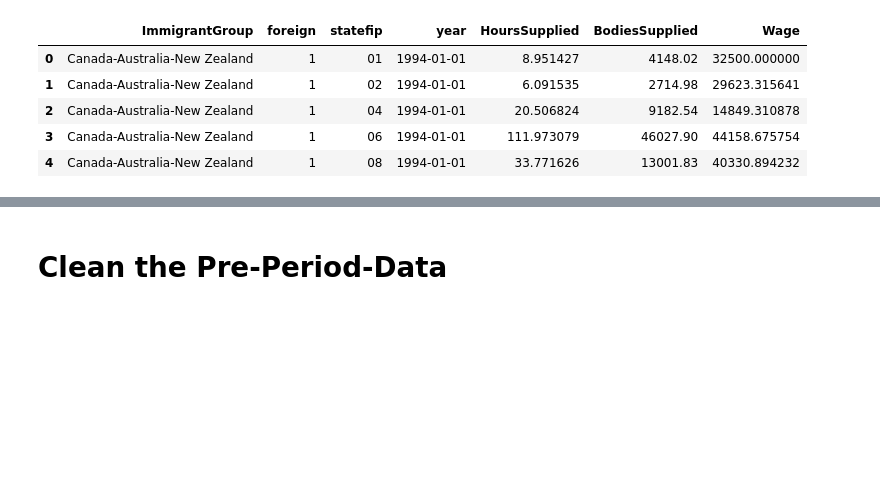
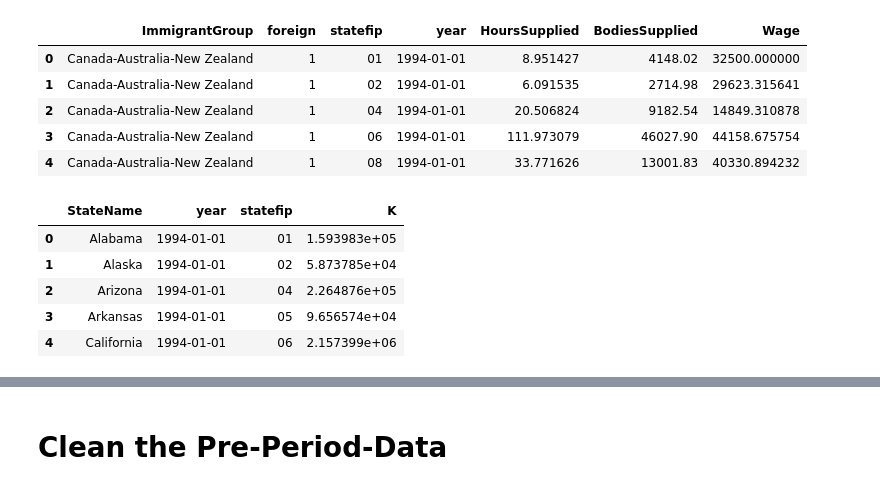
Before and after one commit to Robert-T-Remuszka/ImmigrationTfp, a Jupyter notebook: code/MakeStateAnalysis.ipynb, the cells around one changed output, grey strips where cells are left out. Saved outputs shown, nothing was run; the diff lists cells and outputs as text; code cells hidden in the pictures; blank space fills up the shorter version.

Commit message:
Incorporate capital stock estimates and investment price deflator

```diff
--- a/code/MakeStateAnalysis.ipynb
+++ b/code/MakeStateAnalysis.ipynb
@@ -327,6 +327,19 @@ AcsCpsDf.head()
 | 2 | Canada-Australia-New Zealand | 1 | 04 | 1994-01-01 | 20.506824 | 9182.54 | 14849.310878 |
 | 3 | Canada-Australia-New Zealand | 1 | 06 | 1994-01-01 | 111.973079 | 46027.90 | 44158.675754 |
 | 4 | Canada-Australia-New Zealand | 1 | 08 | 1994-01-01 | 33.771626 | 13001.83 | 40330.894232 |
+# %%
+KSeries = (pd.read_stata(Paths['data'] + '/CapitalStockByState.dta')
+           .assign(year = lambda x: x['year'].astype(str))
+           .assign(year = lambda x: pd.to_datetime(x['year']))
+)
+KSeries.head()
+# %% [output]
+|  | StateName | year | statefip | K |
+| 0 | Alabama | 1994-01-01 | 01 | 1.593983e+05 |
+| 1 | Alaska | 1994-01-01 | 02 | 5.873785e+04 |
+| 2 | Arizona | 1994-01-01 | 04 | 2.264876e+05 |
+| 3 | Arkansas | 1994-01-01 | 05 | 9.656574e+04 |
+| 4 | California | 1994-01-01 | 06 | 2.157399e+06 |
 # %%
 # The year 2024 are the only unmatched observations because Bea hasn't released those estimates yet
 AcsCpsBeaMerged = pd.merge(AcsCpsDf,GdpAllYears, on =['year','statefip'], indicator=False, how='left')
```
Also changed, not shown: parts of 5 cells of this notebook, 1 other file.
